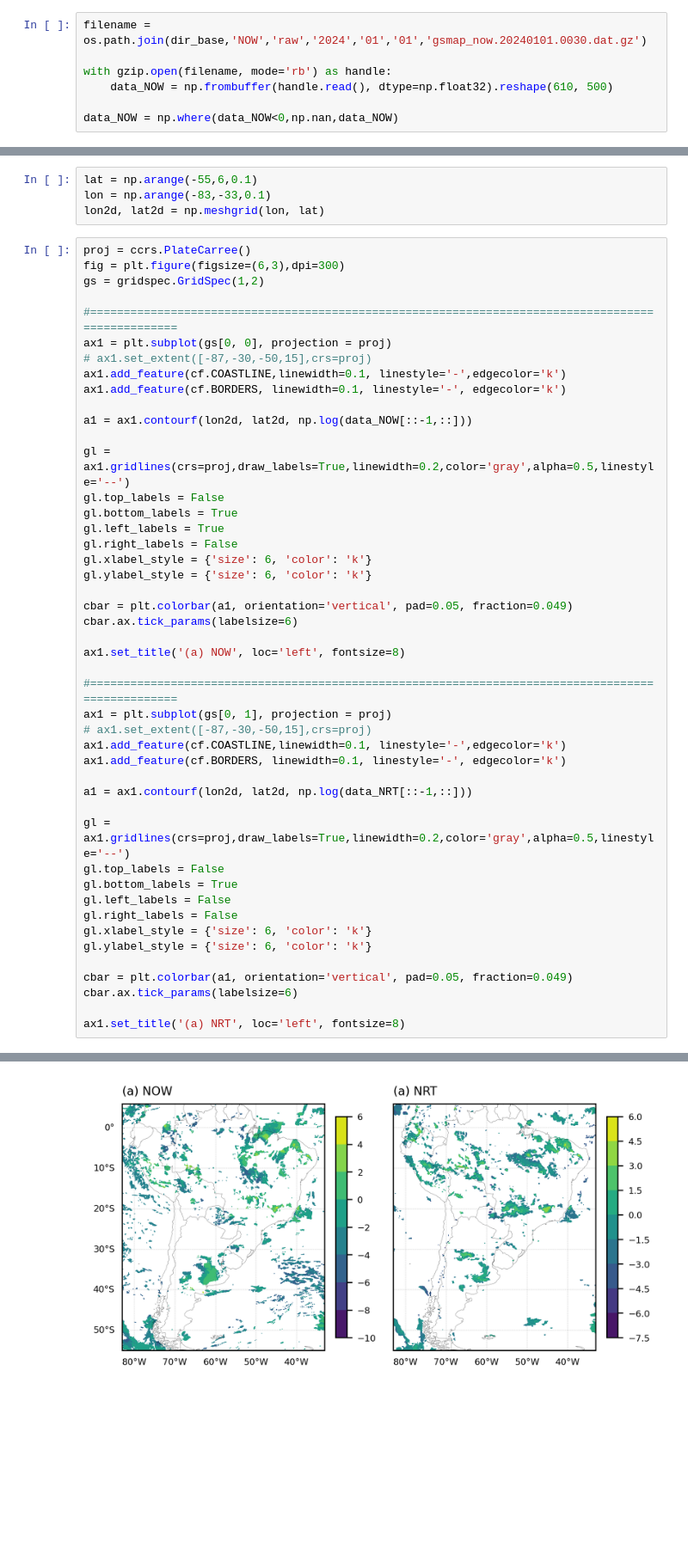
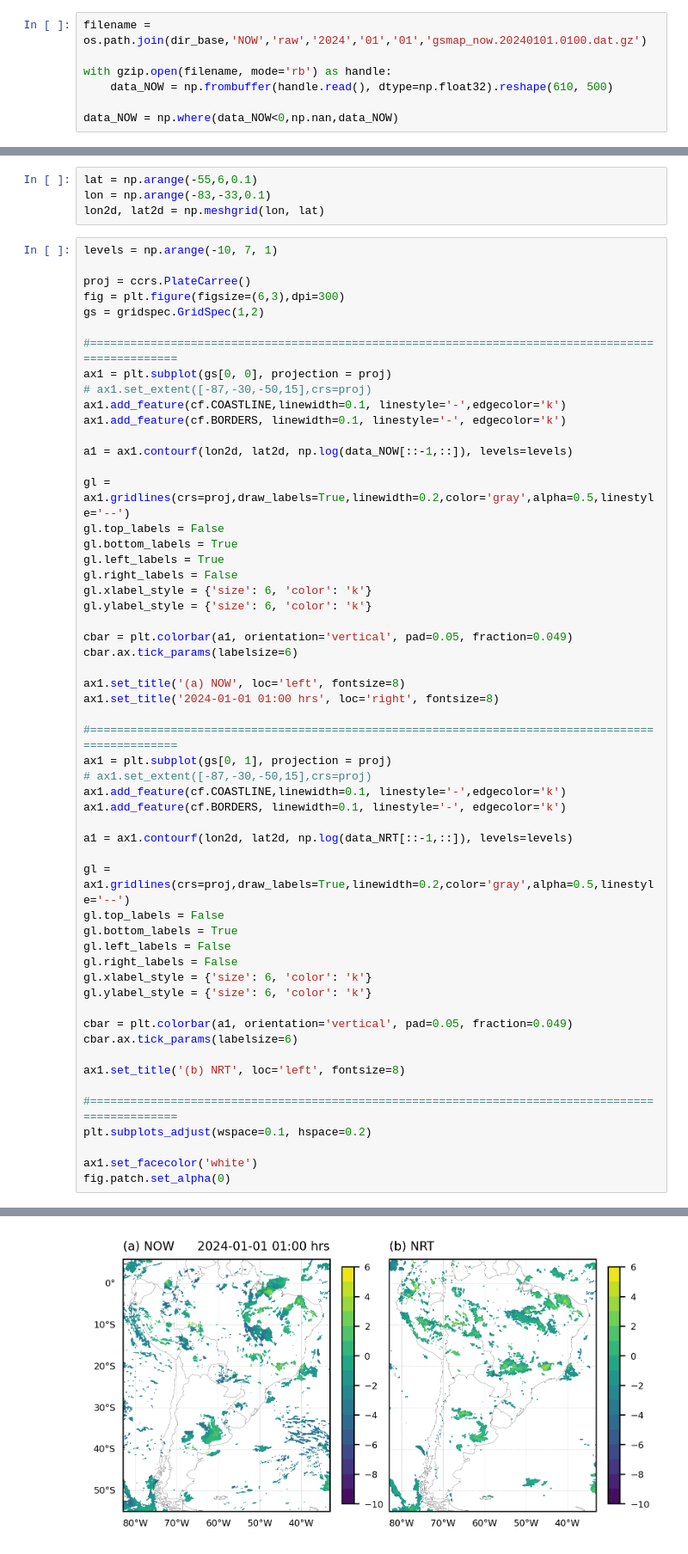
Before and after one commit to SInApSE-INPE/RainGauges, a Jupyter notebook: jupyter/plot/GSMaP_SA_test.ipynb, the cells around one changed output, grey strips where cells are left out. Shown at 86% size. Drawn from its saved outputs; the diff is of its cells as text; blank space fills up the shorter version.

```diff
--- a/jupyter/plot/GSMaP_SA_test.ipynb
+++ b/jupyter/plot/GSMaP_SA_test.ipynb
@@ -17,7 +17,7 @@ import matplotlib.gridspec as gridspec
 # %%
 dir_base = os.path.join('/','media','arturo','Arturo','Data','Brazil','GSMaP')
 # %%
-filename = os.path.join(dir_base,'NOW','raw','2024','01','01','gsmap_now.20240101.0030.dat.gz')
+filename = os.path.join(dir_base,'NOW','raw','2024','01','01','gsmap_now.20240101.0100.dat.gz')
 
 with gzip.open(filename, mode='rb') as handle:
     data_NOW = np.frombuffer(handle.read(), dtype=np.float32).reshape(610, 500)
@@ -35,6 +35,8 @@ lat = np.arange(-55,6,0.1)
 lon = np.arange(-83,-33,0.1)
 lon2d, lat2d = np.meshgrid(lon, lat)
 # %%
+levels = np.arange(-10, 7, 1)
+
 proj = ccrs.PlateCarree()
 fig = plt.figure(figsize=(6,3),dpi=300)
 gs = gridspec.GridSpec(1,2)
@@ -45,7 +47,7 @@ ax1 = plt.subplot(gs[0, 0], projection = proj)
 ax1.add_feature(cf.COASTLINE,linewidth=0.1, linestyle='-',edgecolor='k')
 ax1.add_feature(cf.BORDERS, linewidth=0.1, linestyle='-', edgecolor='k')
 
-a1 = ax1.contourf(lon2d, lat2d, np.log(data_NOW[::-1,::]))
+a1 = ax1.contourf(lon2d, lat2d, np.log(data_NOW[::-1,::]), levels=levels)
 
 gl = ax1.gridlines(crs=proj,draw_labels=True,linewidth=0.2,color='gray',alpha=0.5,linestyle='--')
 gl.top_labels = False
@@ -59,6 +61,7 @@ cbar = plt.colorbar(a1, orientation='vertical', pad=0.05, fraction=0.049)
 cbar.ax.tick_params(labelsize=6)
 
 ax1.set_title('(a) NOW', loc='left', fontsize=8)
+ax1.set_title('2024-01-01 01:00 hrs', loc='right', fontsize=8)
 
 #==================================================================================================
 ax1 = plt.subplot(gs[0, 1], projection = proj)
@@ -66,7 +69,7 @@ ax1 = plt.subplot(gs[0, 1], projection = proj)
 ax1.add_feature(cf.COASTLINE,linewidth=0.1, linestyle='-',edgecolor='k')
 ax1.add_feature(cf.BORDERS, linewidth=0.1, linestyle='-', edgecolor='k')
 
-a1 = ax1.contourf(lon2d, lat2d, np.log(data_NRT[::-1,::]))
+a1 = ax1.contourf(lon2d, lat2d, np.log(data_NRT[::-1,::]), levels=levels)
 
 gl = ax1.gridlines(crs=proj,draw_labels=True,linewidth=0.2,color='gray',alpha=0.5,linestyle='--')
 gl.top_labels = False
@@ -79,5 +82,11 @@ gl.ylabel_style = {'size': 6, 'color': 'k'}
 cbar = plt.colorbar(a1, orientation='vertical', pad=0.05, fraction=0.049)
 cbar.ax.tick_params(labelsize=6)
 
-ax1.set_title('(a) NRT', loc='left', fontsize=8)
+ax1.set_title('(b) NRT', loc='left', fontsize=8)
+
+#==================================================================================================
+plt.subplots_adjust(wspace=0.1, hspace=0.2)
+
+ax1.set_facecolor('white')
+fig.patch.set_alpha(0)
 # %% [output]
@@ -85 +93 @@ Text(0.0, 1.0, '(a) NRT')
-[figure, old version]
+[figure, new version]
```
Also changed, not shown: parts of 1 cell of this notebook.
